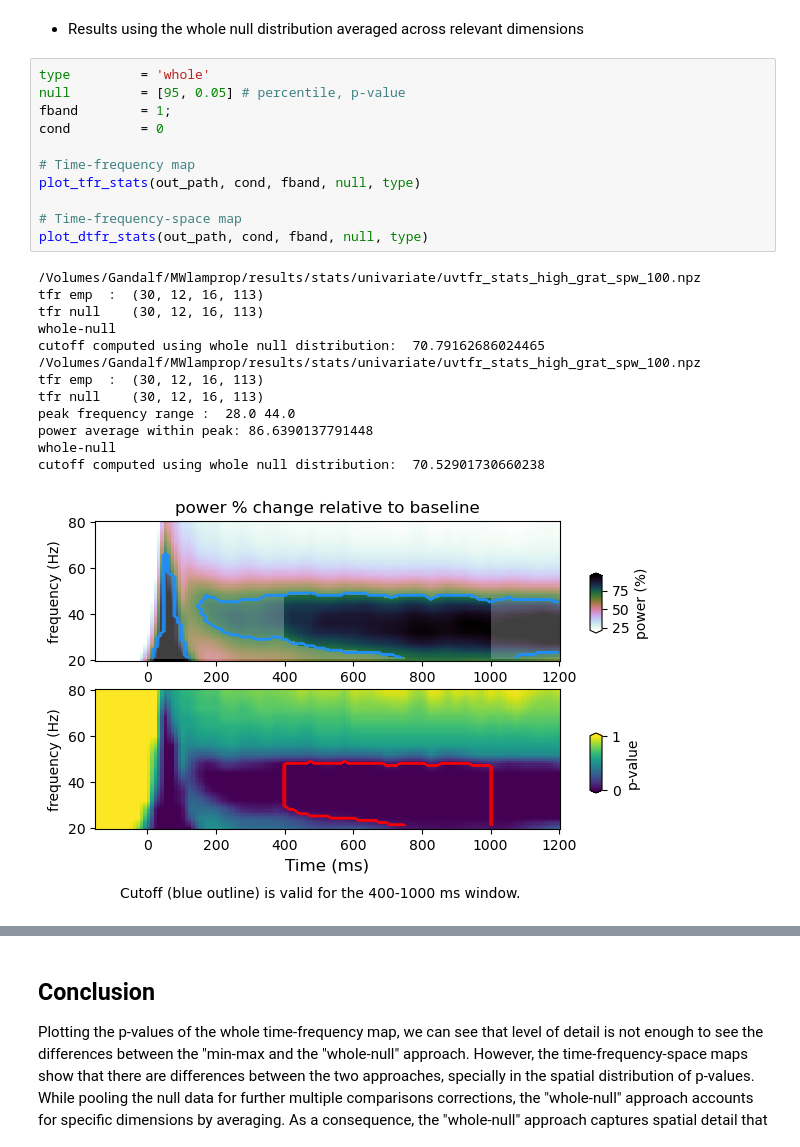
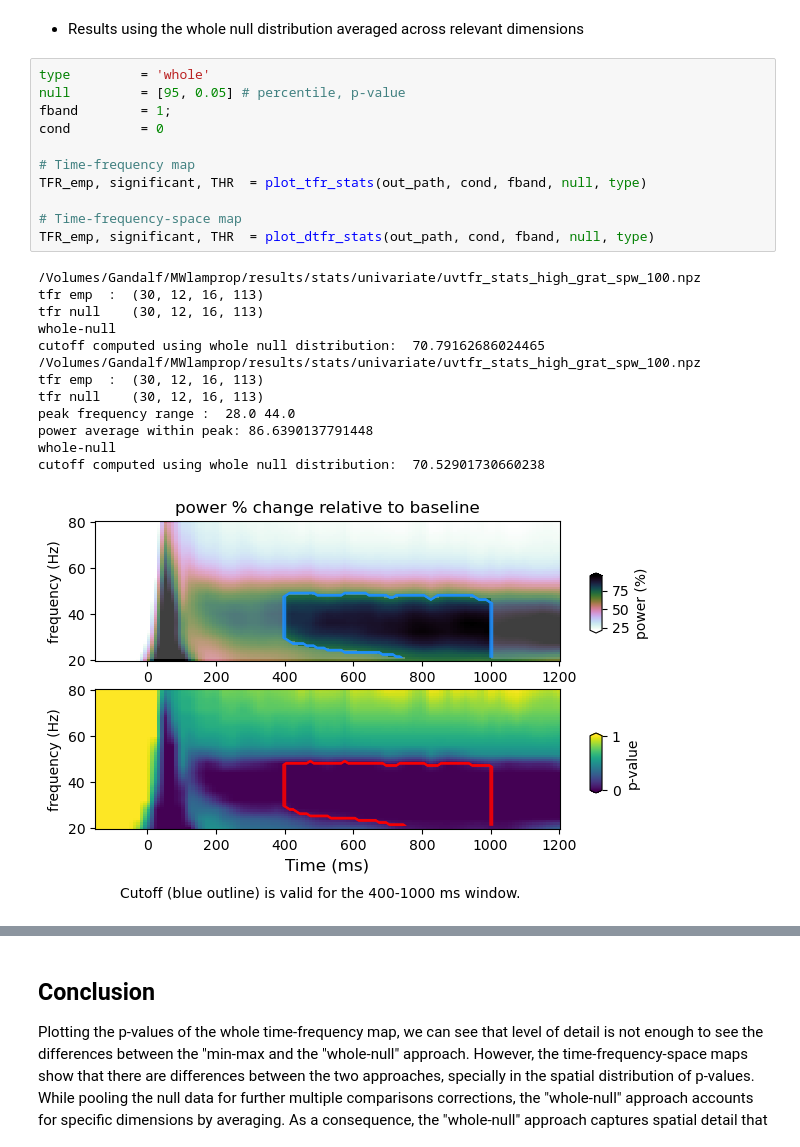
Before and after one commit to nicogravel/tfrStats, a Jupyter notebook: docs/html/notebooks/univariate_tfr_stats.ipynb, the cells around one changed output, grey strips where cells are left out. Saved outputs shown, nothing was run; the diff lists cells and outputs as text.

```diff
--- a/docs/html/notebooks/univariate_tfr_stats.ipynb
+++ b/docs/html/notebooks/univariate_tfr_stats.ipynb
@@ -133,25 +111,25 @@ cutoff computed using min/max of null distribution:  70.91082666125475
 # %%
 type         = 'whole'
 null         = [95, 0.05] # percentile, p-value
 fband        = 1;
 cond         = 0
 
 # Time-frequency map
-plot_tfr_stats(out_path, cond, fband, null, type)
+TFR_emp, significant, THR  = plot_tfr_stats(out_path, cond, fband, null, type)
 
 # Time-frequency-space map
-plot_dtfr_stats(out_path, cond, fband, null, type)
+TFR_emp, significant, THR  = plot_dtfr_stats(out_path, cond, fband, null, type)
 # %% [output]
 /Volumes/Gandalf/MWlamprop/results/stats/univariate/uvtfr_stats_high_grat_spw_100.npz
 tfr emp  :  (30, 12, 16, 113)
 tfr null    (30, 12, 16, 113)
 whole-null
 cutoff computed using whole null distribution:  70.79162686024465
 /Volumes/Gandalf/MWlamprop/results/stats/univariate/uvtfr_stats_high_grat_spw_100.npz
 tfr emp  :  (30, 12, 16, 113)
 tfr null    (30, 12, 16, 113)
 peak frequency range :  28.0 44.0
 power average within peak: 86.6390137791448
 whole-null
 cutoff computed using whole null distribution:  70.52901730660238
-[figure, old version]
+[figure, new version]
```
Also changed, not shown: parts of 3 cells of this notebook, 25 other files.
